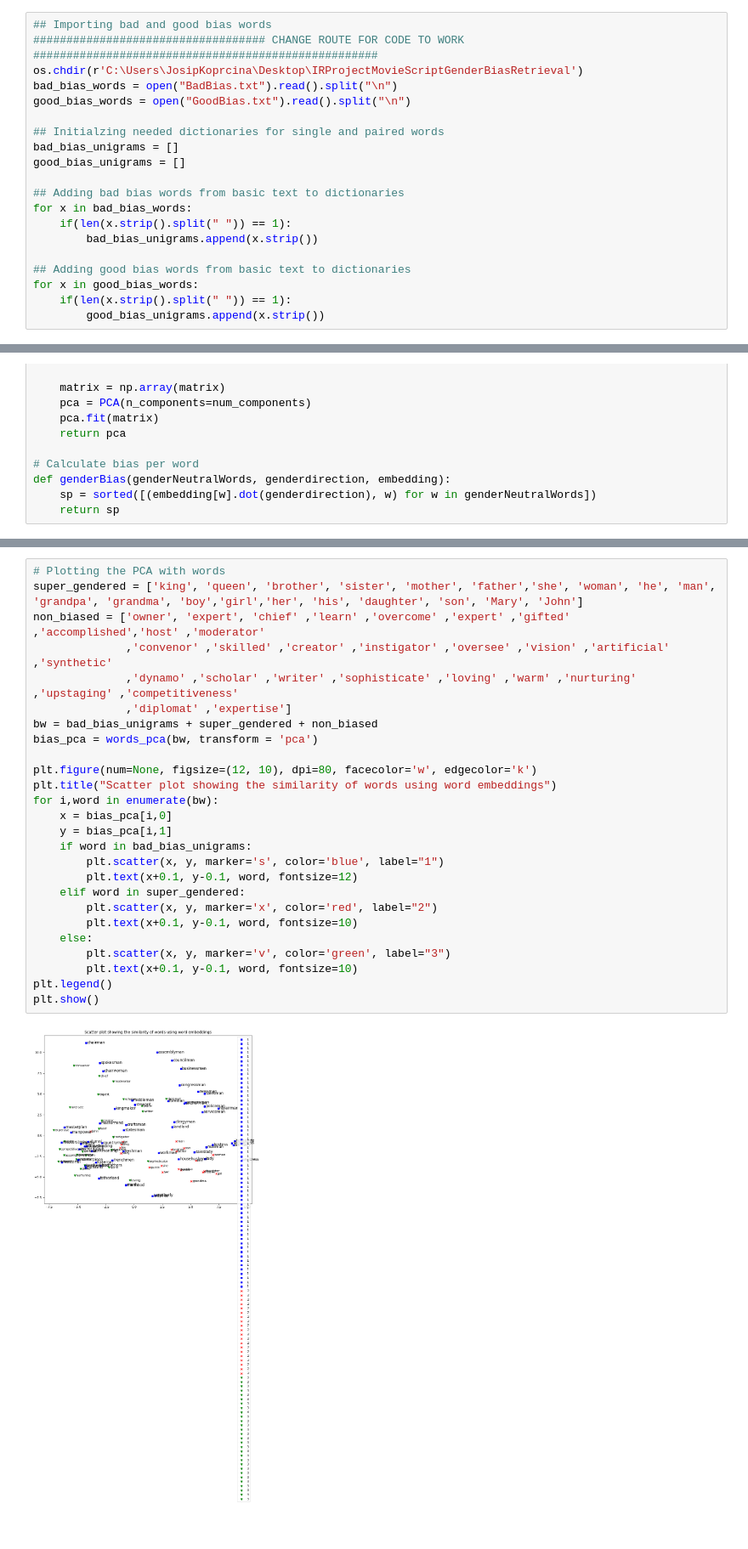
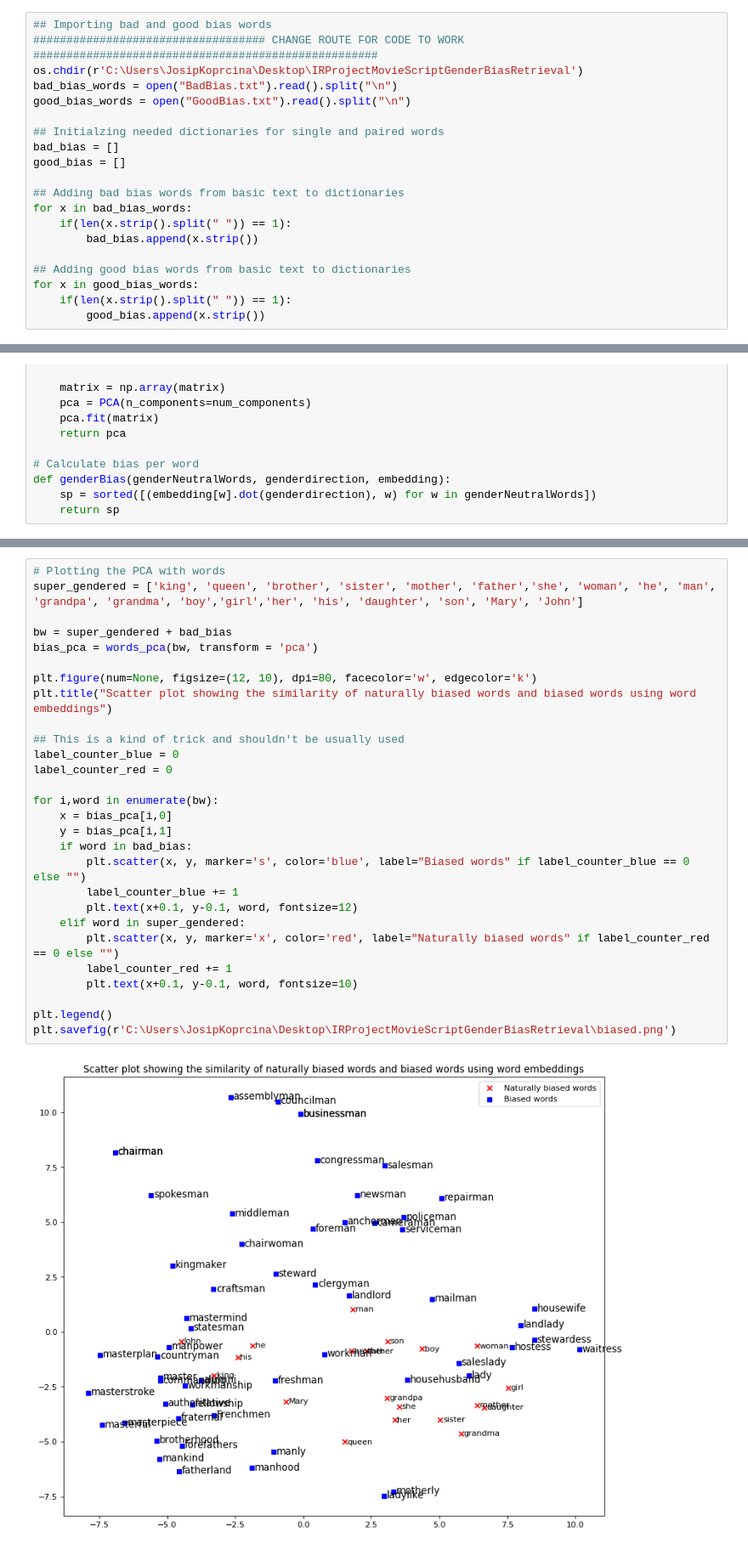
Before and after one commit to jkoprcina/IRProjectMovieScriptGenderBiasRetrieval, a Jupyter notebook: BiasWithWordEmbeddings.ipynb, the cells around one changed output, grey strips where cells are left out. Shown at 85% size. Drawn from its saved outputs; the diff is of its cells as text.

```diff
--- a/BiasWithWordEmbeddings.ipynb
+++ b/BiasWithWordEmbeddings.ipynb
@@ -38,18 +38,18 @@ bad_bias_words = open("BadBias.txt").read().split("\n")
 good_bias_words = open("GoodBias.txt").read().split("\n")
 
 ## Initialzing needed dictionaries for single and paired words
-bad_bias_unigrams = []
-good_bias_unigrams = []
+bad_bias = []
+good_bias = []
 
 ## Adding bad bias words from basic text to dictionaries
 for x in bad_bias_words:
     if(len(x.strip().split(" ")) == 1):
-        bad_bias_unigrams.append(x.strip())
+        bad_bias.append(x.strip())
 
 ## Adding good bias words from basic text to dictionaries
 for x in good_bias_words:
     if(len(x.strip().split(" ")) == 1):
-        good_bias_unigrams.append(x.strip())
+        good_bias.append(x.strip())
 # %%
 ## PCA projection of the word embeddings of a given list of words
 def words_pca(word_list, transform = 'pca'):
@@ -121,28 +150,30 @@ def genderBias(genderNeutralWords, genderdirection, embedding):
 # %%
 # Plotting the PCA with words
 super_gendered = ['king', 'queen', 'brother', 'sister', 'mother', 'father','she', 'woman', 'he', 'man', 'grandpa', 'grandma', 'boy','girl','her', 'his', 'daughter', 'son', 'Mary', 'John']
-non_biased = ['owner', 'expert', 'chief' ,'learn' ,'overcome' ,'expert' ,'gifted' ,'accomplished','host' ,'moderator'
-              ,'convenor' ,'skilled' ,'creator' ,'instigator' ,'oversee' ,'vision' ,'artificial' ,'synthetic'
-              ,'dynamo' ,'scholar' ,'writer' ,'sophisticate' ,'loving' ,'warm' ,'nurturing' ,'upstaging' ,'competitiveness'
-              ,'diplomat' ,'expertise']
-bw = bad_bias_unigrams + super_gendered + non_biased
+
+bw = super_gendered + bad_bias
 bias_pca = words_pca(bw, transform = 'pca')
 
 plt.figure(num=None, figsize=(12, 10), dpi=80, facecolor='w', edgecolor='k')
-plt.title("Scatter plot showing the similarity of words using word embeddings")
+plt.title("Scatter plot showing the similarity of naturally biased words and biased words using word embeddings")
+
+## This is a kind of trick and shouldn't be usually used
+label_counter_blue = 0
+label_counter_red = 0
+
 for i,word in enumerate(bw):
     x = bias_pca[i,0]
     y = bias_pca[i,1]
-    if word in bad_bias_unigrams:
-        plt.scatter(x, y, marker='s', color='blue', label="1")
+    if word in bad_bias:
+        plt.scatter(x, y, marker='s', color='blue', label="Biased words" if label_counter_blue == 0 else "")
+        label_counter_blue += 1
         plt.text(x+0.1, y-0.1, word, fontsize=12)
     elif word in super_gendered:
-        plt.scatter(x, y, marker='x', color='red', label="2")
+        plt.scatter(x, y, marker='x', color='red', label="Naturally biased words" if label_counter_red == 0 else "")
+        label_counter_red += 1
         plt.text(x+0.1, y-0.1, word, fontsize=10)
-    else:
-        plt.scatter(x, y, marker='v', color='green', label="3")
-        plt.text(x+0.1, y-0.1, word, fontsize=10)
+
 plt.legend()
-plt.show()
+plt.savefig(r'C:\Users\JosipKoprcina\Desktop\IRProjectMovieScriptGenderBiasRetrieval\biased.png')
 # %% [output]
-[figure, old version]
+[figure, new version]
```
Also changed, not shown: parts of 1 cell of this notebook, 3 other files.
